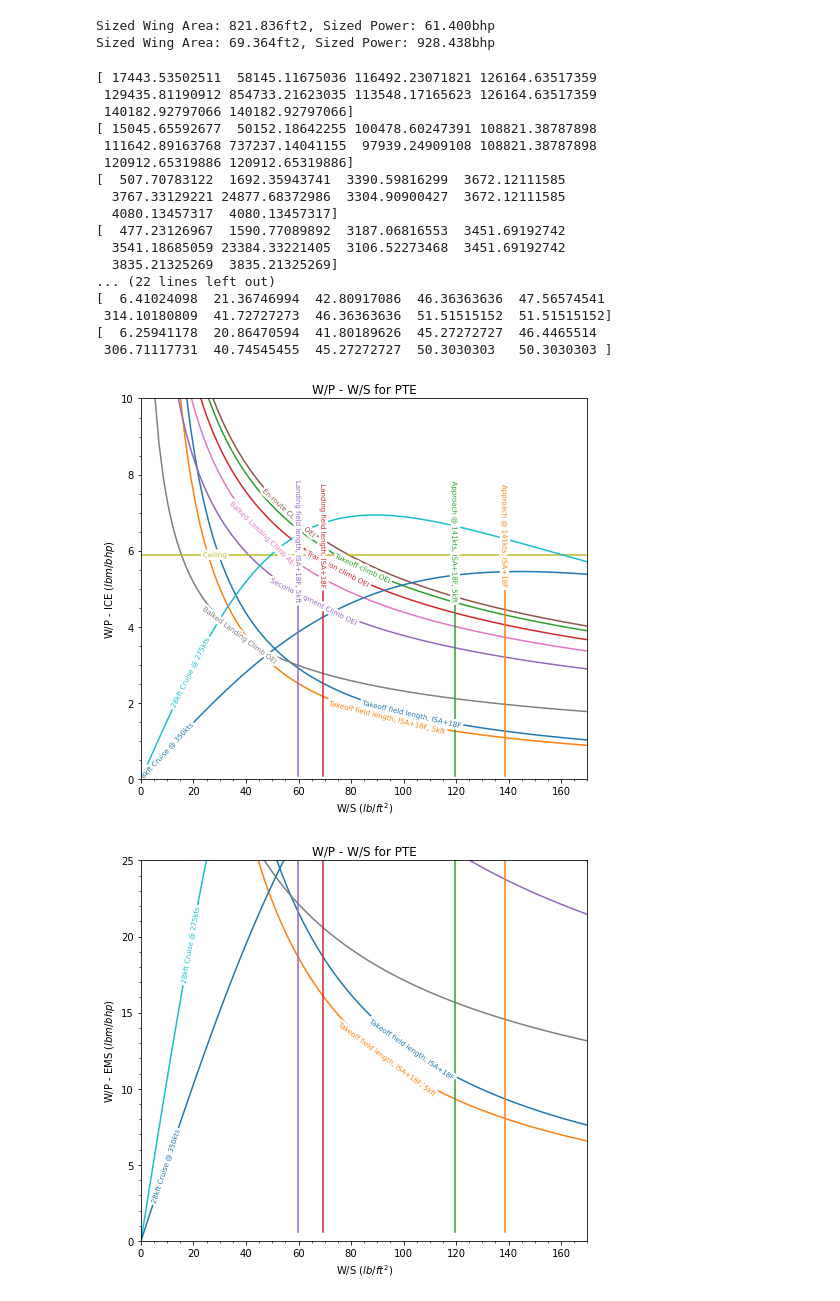
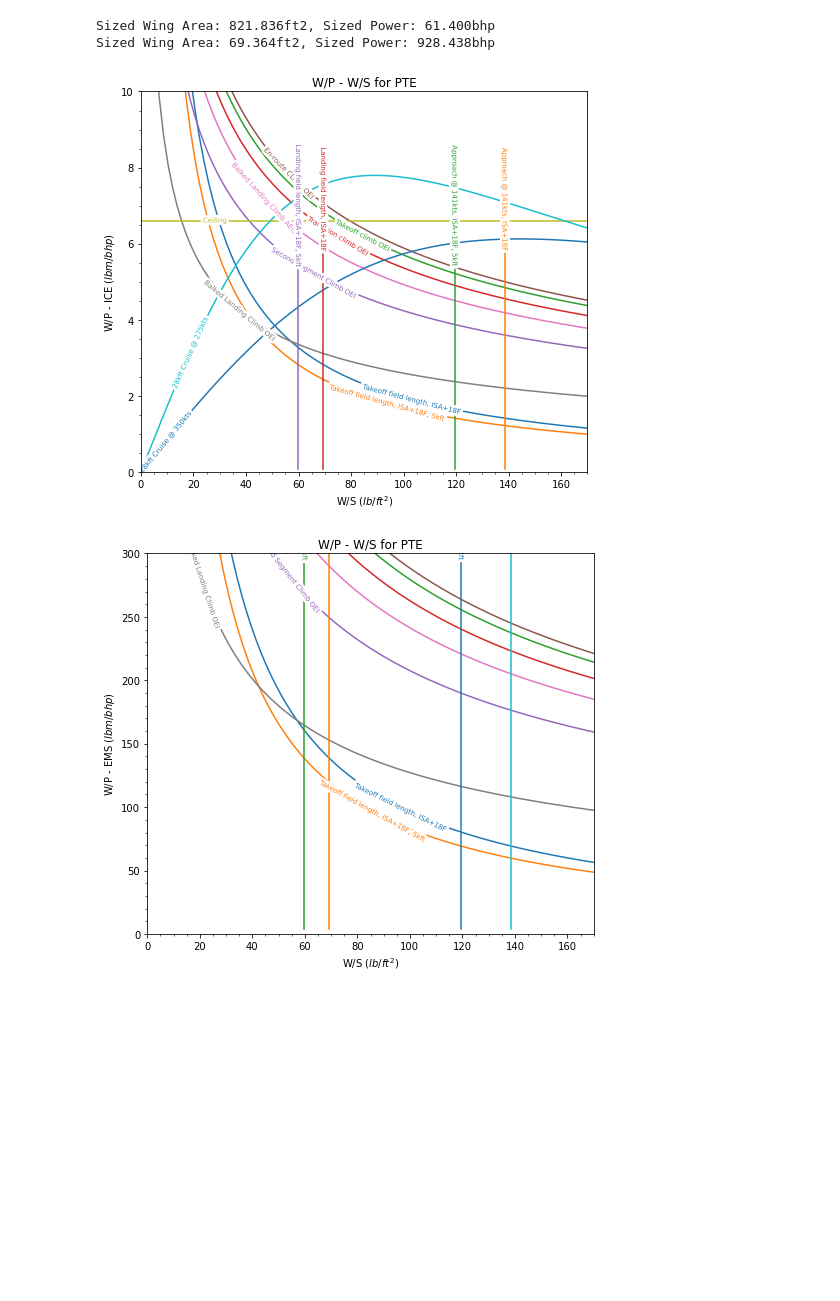
Before and after one commit to jucobee/START, a Jupyter notebook: A3/PreliminarySizing.ipynb, the cells around one changed output. Cells and saved outputs as stored; diff of their text form; code cells hidden in the pictures; blank space fills up the shorter version.

```diff
--- a/A3/PreliminarySizing.ipynb
+++ b/A3/PreliminarySizing.ipynb
@@ -369,8 +369,8 @@ newLoadings = [0] * len(powerLoadings)
 for x in range(0,15):
     constraint = powerLoadings[x]
     loadVals = [0] * (len(constraint))
-    ERatio = SP_Eratios[x]
-    PRatio = SP_Pratios[x]
+    ERatio = Parallel_Eratios[x]
+    PRatio = Parallel_Pratios[x]
     for ind, y in enumerate(constraint):
         PTmatrix = np.array([[-eta[0],1,0,0,0,0,0,0,0,0],
                                 [0,-eta[1],1,1,0,0,0,0,0,0],
@@ -401,9 +401,9 @@ for x in range(0,15):
     evals = [0] * len(t)
     bvals = [0] * len(t)
     for z in range(0, len(t)):
-        ivals[z] = t[z][0]
-        evals[z] = t[z][1]
-        bvals[z] = t[z][2]
+        ivals[z] = abs(t[z][0])
+        evals[z] = abs(t[z][1])
+        bvals[z] = abs(t[z][2])
 
     ices[x] = ivals
     ems[x] = evals
@@ -468,34 +468,34 @@ plt.title('W/P - W/S for PTE')
 plt.xlabel("W/S $(lb/ft^2)$")
 plt.ylabel("W/P - EMS $(lbm/bhp)$")
 
-plt.plot(ws, abs(ems[0]), label='Takeoff field length, ISA+18F', linestyle='-')
-plt.plot(ws, abs(ems[1]), label='Takeoff field length, ISA+18F, 5kft', linestyle='-')
+plt.plot(ws, ems[0], label='Takeoff field length, ISA+18F', linestyle='-')
+plt.plot(ws, ems[1], label='Takeoff field length, ISA+18F, 5kft', linestyle='-')
 
 # plt.plot(ws_tofl, wp, label='Takeoff field length, ISA+18F', linestyle='-')
 # plt.plot(ws_tofl_5kft, wp, label='Takeoff field length, ISA+18F, 5kft', linestyle='-')
 
-plt.plot(ws, abs(ems[2]), label='Takeoff climb OEI', linestyle='-')
-plt.plot(ws, abs(ems[3]), label='Transition climb OEI', linestyle='-')
-plt.plot(ws, abs(ems[4]), label='Second Segment Climb OEI', linestyle='-')
-plt.plot(ws, abs(ems[5]), label='En-route CLimb OEI', linestyle='-')
-plt.plot(ws, abs(ems[6]), label='Balked Landing Climb AEO', linestyle='-')
-plt.plot(ws, abs(ems[7]), label='Balked Landing Climb OEI', linestyle='-')
+plt.plot(ws, ems[2], label='Takeoff climb OEI', linestyle='-')
+plt.plot(ws, ems[3], label='Transition climb OEI', linestyle='-')
+plt.plot(ws, ems[4], label='Second Segment Climb OEI', linestyle='-')
+plt.plot(ws, ems[5], label='En-route CLimb OEI', linestyle='-')
+plt.plot(ws, ems[6], label='Balked Landing Climb AEO', linestyle='-')
+plt.plot(ws, ems[7], label='Balked Landing Climb OEI', linestyle='-')
 
-plt.plot(ws, abs(ems[8]), label='Ceiling', linestyle='-')
+plt.plot(ws, ems[8], label='Ceiling', linestyle='-')
 # plt.plot(ws, wp_maneuver, label='2.5g Maneuver', linestyle='-')
 
-plt.plot(ws, abs(ems[9]), label='28kft Cruise @ 275kts', linestyle='-')
-plt.plot(ws, abs(ems[10]), label='28kft Cruise @ 350kts', linestyle='-')
+#plt.plot(ws, ems[9], label='28kft Cruise @ 275kts', linestyle='-')
+#plt.plot(ws, ems[10], label='28kft Cruise @ 350kts', linestyle='-')
 
-plt.plot(ws_approach_SLp18[int(N/7):], abs(ems[11]), label='Approach @ 141kts, ISA+18F', linestyle='-')
-plt.plot(ws_approach_p18_5kft[int(N/6):], abs(ems[12]), label='Approach @ 141kts, ISA+18F, 5kft', linestyle='-')
-plt.plot(ws_landing_SLp18[int(N/7):], abs(ems[13]), label='Landing field length, ISA+18F', linestyle='-')
-plt.plot(ws_landing_p18_5kft[int(N/6):], abs(ems[14]), label='Landing field length, ISA+18F, 5kft', linestyle='-')
+plt.plot(ws_approach_SLp18[int(N/7):], ems[11], label='Approach @ 141kts, ISA+18F', linestyle='-')
+plt.plot(ws_approach_p18_5kft[int(N/6):], ems[12], label='Approach @ 141kts, ISA+18F, 5kft', linestyle='-')
+plt.plot(ws_landing_SLp18[int(N/7):], ems[13], label='Landing field length, ISA+18F', linestyle='-')
+plt.plot(ws_landing_p18_5kft[int(N/6):], ems[14], label='Landing field length, ISA+18F, 5kft', linestyle='-')
 
 # plt.plot(ws, tw_climb, label='Takeoff climb', linestyle='-')
 
 plt.xlim(0, 170)
-plt.ylim(0, 25)
+plt.ylim(0, 300)
 # plt.grid()
 plt.minorticks_on()
 labelLines(plt.gca().get_lines(), zorder=2.5,fontsize = 7,xvals=(0,150))
@@ -539,50 +539,33 @@ plt.plot(ws, bats[8], label='Ceiling', linestyle='-')
 # plt.plot(ws, wp_maneuver, label='2.5g Maneuver', linestyle='-')
 
 plt.plot(ws, bats[9], label='28kft Cruise @ 275kts', linestyle='-')
 plt.plot(ws, bats[10], label='28kft Cruise @ 350kts', linestyle='-')
 
 plt.plot(ws_approach_SLp18[int(N/7):], bats[11], label='Approach @ 141kts, ISA+18F', linestyle='-')
 plt.plot(ws_approach_p18_5kft[int(N/6):], bats[12], label='Approach @ 141kts, ISA+18F, 5kft', linestyle='-')
 plt.plot(ws_landing_SLp18[int(N/7):], bats[13], label='Landing field length, ISA+18F', linestyle='-')
 plt.plot(ws_landing_p18_5kft[int(N/6):], bats[14], label='Landing field length, ISA+18F, 5kft', linestyle='-')
 
 # plt.plot(ws, tw_climb, label='Takeoff climb', linestyle='-')
 
 plt.xlim(0, 170)
-plt.ylim(0, 150)
+plt.ylim(0, 300)
 # plt.grid()
 plt.minorticks_on()
 labelLines(plt.gca().get_lines(), zorder=2.5,fontsize = 7,xvals=(0,150))
 #plt.scatter(ws_landing_SLp18[0],wp_climb_BLC_OEI[0], zorder=5,color='red',label='Design Point')
 
 
 #plt.fill_between(
         #x= ws,
         #y1= np.minimum(wp_cruise_target,wp_climb_BLC_OEI),
         #where= (0 < ws)&(ws <= ws_landing_SLp18[0]),
         #color= "b",
         #alpha= 0.2)
 
 #plt.savefig('A3fig/WP_Plot.svg')
 
 plt.show()
 # %% [output]
-[ 17443.53502511  58145.11675036 116492.23071821 126164.63517359
- 129435.81190912 854733.21623035 113548.17165623 126164.63517359
- 140182.92797066 140182.92797066]
-[ 15045.65592677  50152.18642255 100478.60247391 108821.38787898
- 111642.89163768 737237.14041155  97939.24909108 108821.38787898
- 120912.65319886 120912.65319886]
-[  507.70783122  1692.35943741  3390.59816299  3672.12111585
-  3767.33129221 24877.68372986  3304.90900427  3672.12111585
-  4080.13457317  4080.13457317]
-[  477.23126967  1590.77089892  3187.06816553  3451.69192742
-  3541.18685059 23384.33221405  3106.52273468  3451.69192742
-  3835.21325269  3835.21325269]
-... (22 lines left out)
-[  6.41024098  21.36746994  42.80917086  46.36363636  47.56574541
- 314.10180809  41.72727273  46.36363636  51.51515152  51.51515152]
-[  6.25941178  20.86470594  41.80189626  45.27272727  46.4465514
- 306.71117731  40.74545455  45.27272727  50.3030303   50.3030303 ]
-[figure, old version]
+[figure, new version]
-[figure, old version]
+[figure, new version]
```
Also changed, not shown: parts of 1 cell of this notebook, 3 other files.
